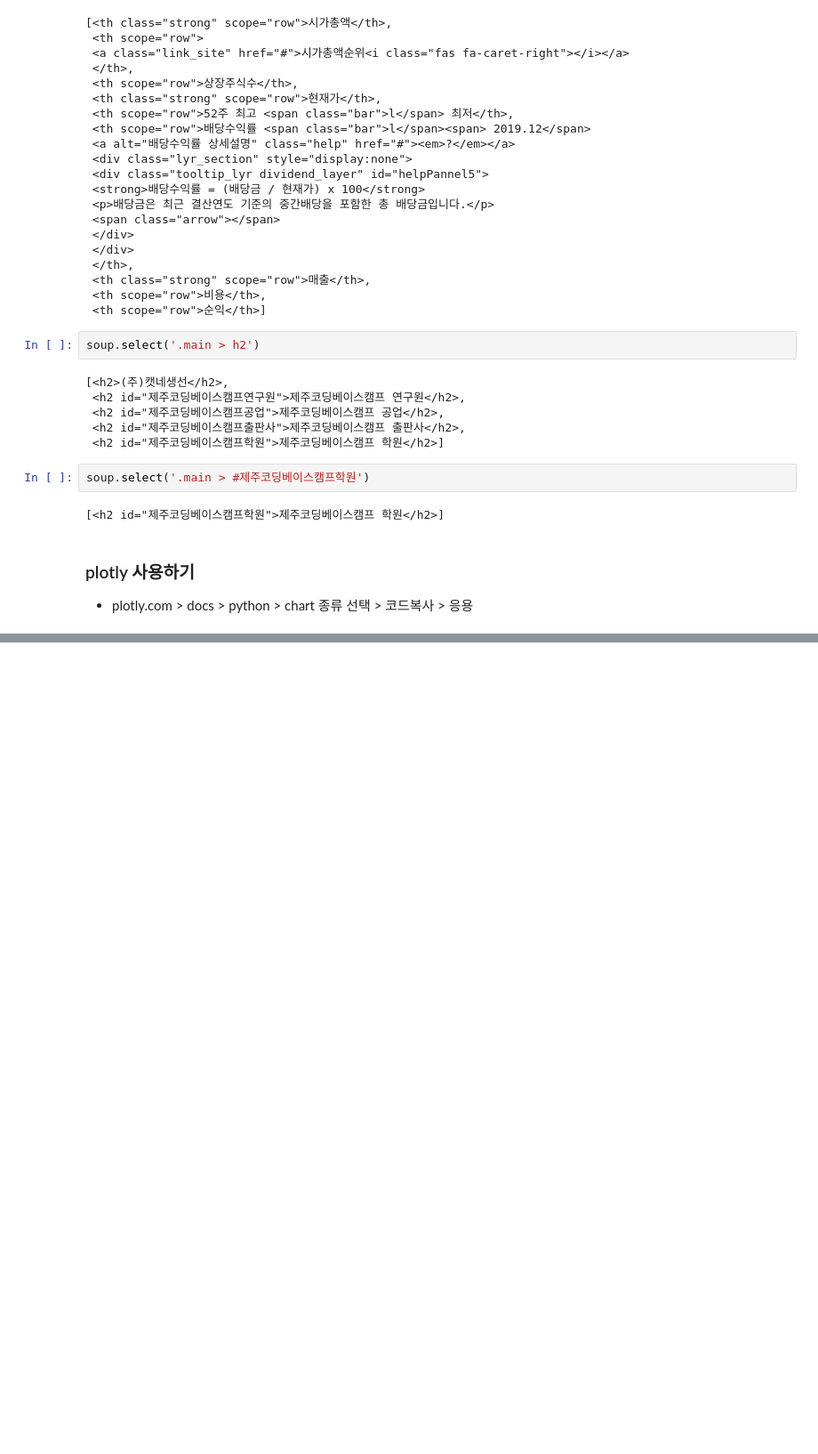
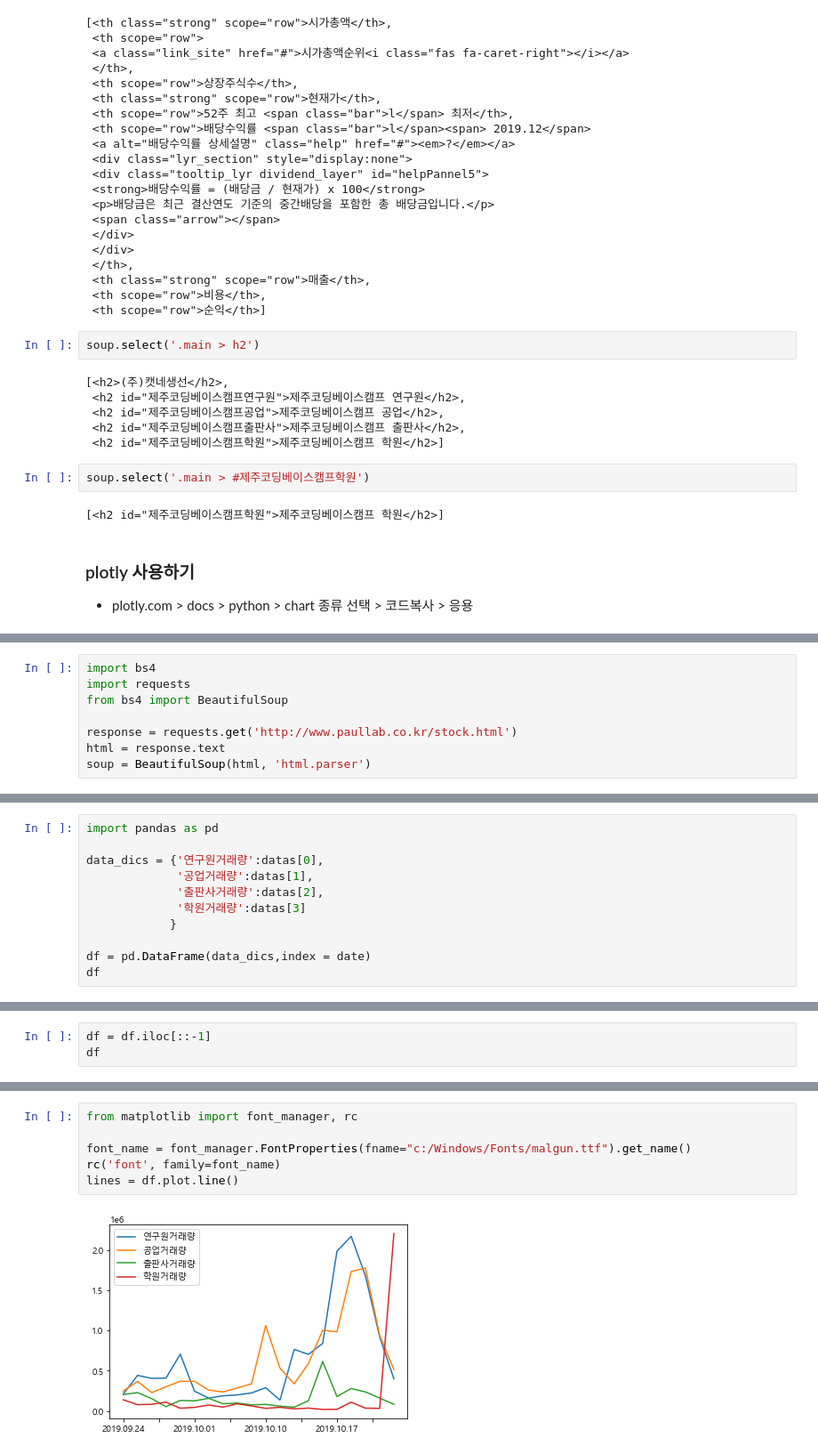
Before and after one commit to dkdlel6887/codingtest_preparing, a Jupyter notebook: xlsxwriter_study/webcrawling.ipynb, the cells around one changed output, grey strips where cells are left out. Shown at 89% size. Cells and saved outputs as stored; diff of their text form; blank space fills up the shorter version.

Commit message:
BeautifulSoup & matplotlib

```diff
--- a/xlsxwriter_study/webcrawling.ipynb
+++ b/xlsxwriter_study/webcrawling.ipynb
@@ -322,0 +326,8 @@ soup.select('.main > #제주코딩베이스캠프학원')
+# %%
+import bs4
+import requests
+from bs4 import BeautifulSoup
+
+response = requests.get('http://www.paullab.co.kr/stock.html')
+html = response.text
+soup = BeautifulSoup(html, 'html.parser')
@@ -322,0 +386,11 @@ soup.select('.main > #제주코딩베이스캠프학원')
+# %%
+import pandas as pd
+
+data_dics = {'연구원거래량':datas[0],
+             '공업거래량':datas[1],
+             '출판사거래량':datas[2],
+             '학원거래량':datas[3]
+            }
+
+df = pd.DataFrame(data_dics,index = date)
+df
@@ -322,0 +415,3 @@ soup.select('.main > #제주코딩베이스캠프학원')
+# %%
+df = df.iloc[::-1]
+df
@@ -322,0 +436,8 @@ soup.select('.main > #제주코딩베이스캠프학원')
+# %%
+from matplotlib import font_manager, rc
+
+font_name = font_manager.FontProperties(fname="c:/Windows/Fonts/malgun.ttf").get_name()
+rc('font', family=font_name)
+lines = df.plot.line()
+# %% [output]
+[figure, added]
```
Also changed, not shown: parts of 10 cells of this notebook.
